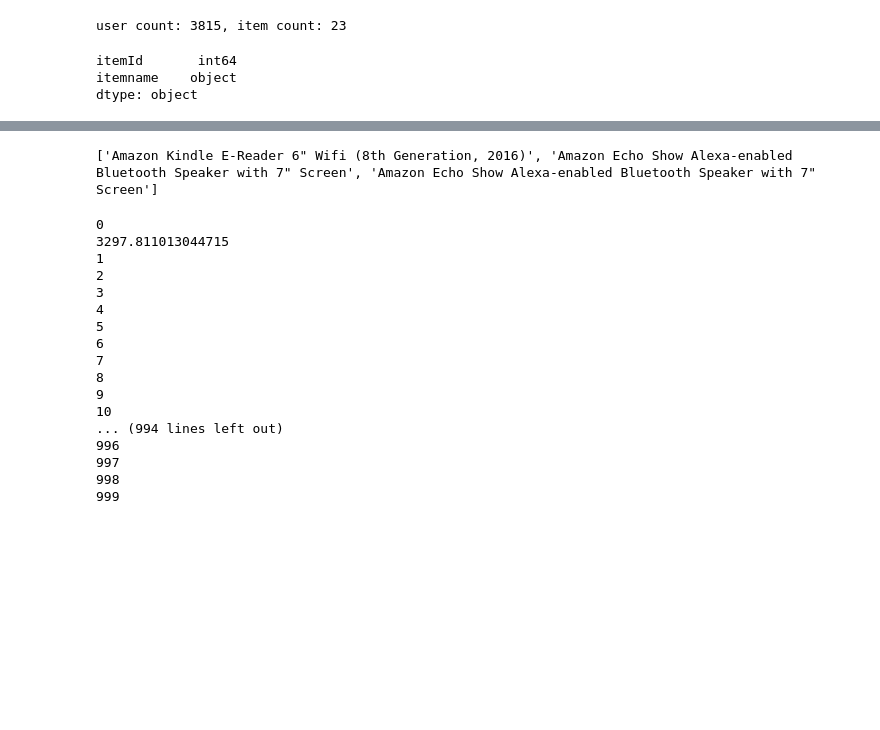
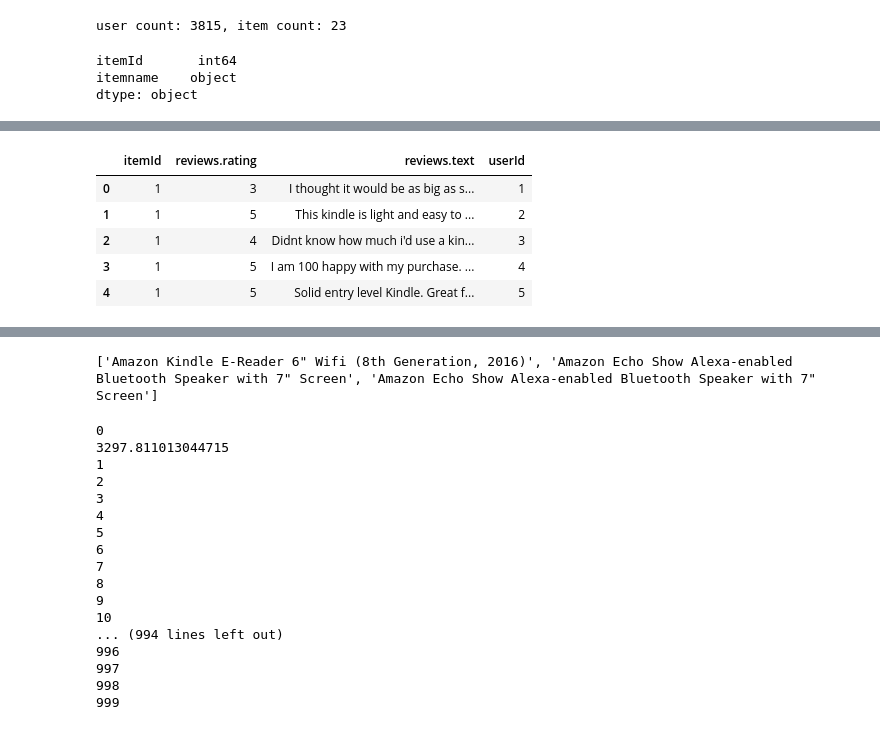
Before and after one commit to deadania14/RecommenderSystem, a Jupyter notebook: data_preprocessing.ipynb, the cells around one changed output, grey strips where cells are left out. Drawn from its saved outputs; the diff is of its cells as text; code cells hidden in the pictures; blank space fills up the shorter version.

```diff
--- a/data_preprocessing.ipynb
+++ b/data_preprocessing.ipynb
@@ -191,0 +170,11 @@ Name: itemId, Length: 3815, dtype: int64
+# %%
+data_test_filter.drop(["reviews.username", "username"], axis=1, inplace=True)
+# %%
+data_test_filter.head()
+# %% [output]
+|  | itemId | reviews.rating | reviews.text | userId |
+| 0 | 1 | 3 | I thought it would be as big as s... | 1 |
+| 1 | 1 | 5 | This kindle is light and easy to ... | 2 |
+| 2 | 1 | 4 | Didnt know how much i'd use a kin... | 3 |
+| 3 | 1 | 5 | I am 100 happy with my purchase. ... | 4 |
+| 4 | 1 | 5 | Solid entry level Kindle. Great f... | 5 |
```
Also changed, not shown: parts of 23 cells of this notebook, 2 other files.
